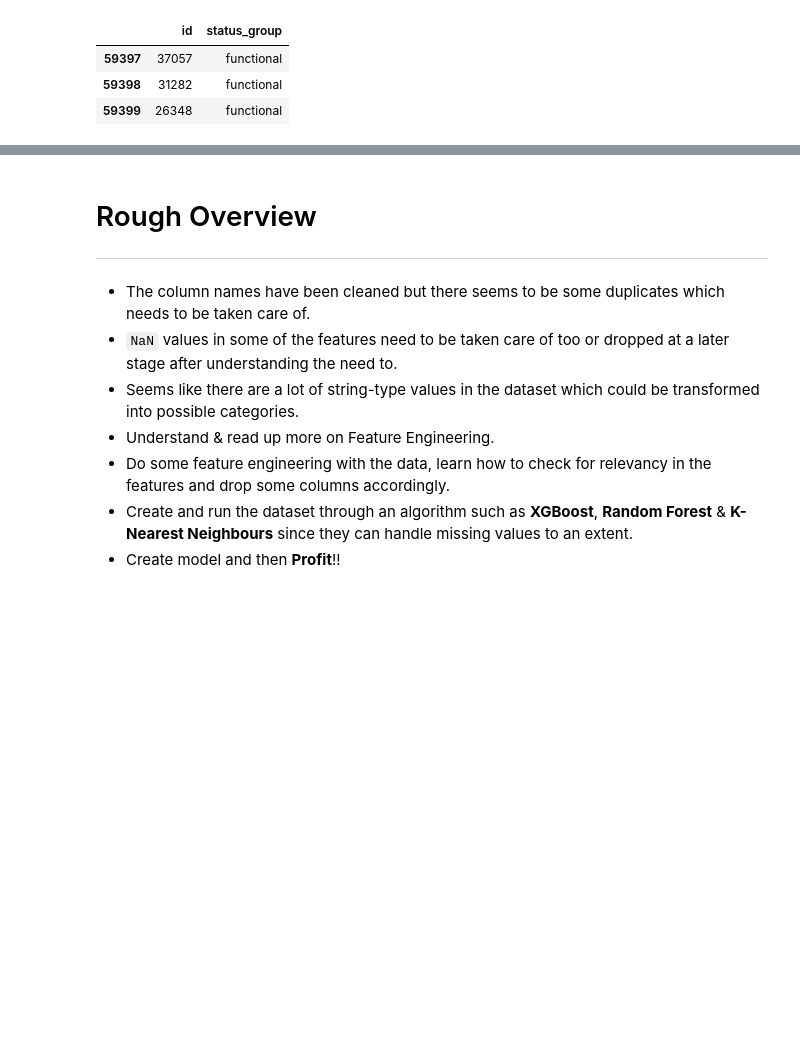
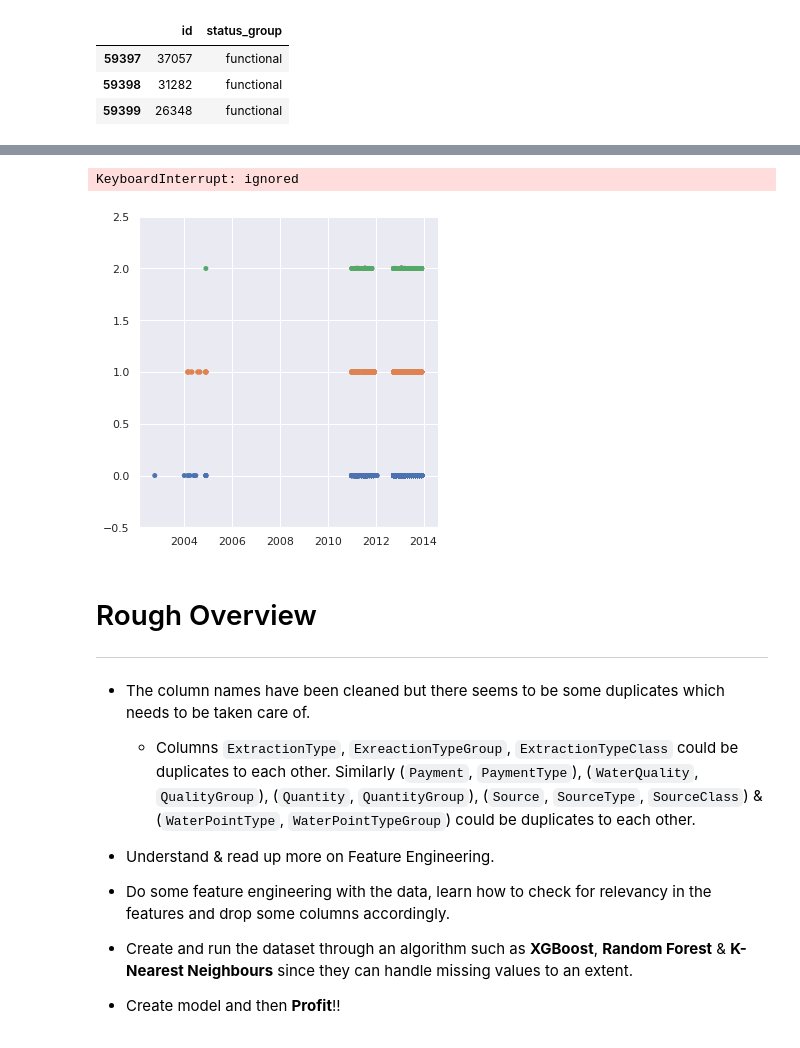
Before and after one commit to Jarmos-san/PumpItUp, a Jupyter notebook: PumpItUp.ipynb, the cells around one changed output, grey strips where cells are left out. Saved outputs shown, nothing was run; the diff lists cells and outputs as text; code cells hidden in the pictures; blank space fills up the shorter version.

```diff
--- a/PumpItUp.ipynb
+++ b/PumpItUp.ipynb
@@ -189,3 +219,9 @@ ConstructionYear: 35.0%
+# %%
+# Dropping TSHAmount, SchemeName and ConstructionYear due to high amount of missing values.
+data.drop(['TSHAmount', 'SchemeName', 'ConstructionYear'],axis=1, inplace=True)
+# %%
+# Filling missing values in the Population column with the mean values.
+data['Population'].fillna(value=data['Population'].mean, inplace=True)
 # %%
 # Check for column data types for easier grouping and data manipulation.
 data.dtypes
@@ -229,11 +280,17 @@ dtype: object
+# %%
+sns.catplot(x='DateOfRecording', y='StatusGroup',
+            kind='swarm', hue='StatusGroup', data=data)
+# %% [output]
+KeyboardInterrupt: ignored
+[figure, added]
 # %% [markdown]
 # Rough Overview
 
 ---
 
 - The column names have been cleaned but there seems to be some duplicates which needs to be taken care of.
-- `NaN` values in some of the features need to be taken care of too or dropped at a later stage after understanding the need to.
-- Seems like there are a lot of string-type values in the dataset which could be transformed into possible categories.
+  - Columns `ExtractionType`, `ExreactionTypeGroup`, `ExtractionTypeClass` could be duplicates to each other. Similarly (`Payment`, `PaymentType`), (`WaterQuality`, `QualityGroup`), (`Quantity`, `QuantityGroup`), (`Source`, `SourceType`, `SourceClass`) & (`WaterPointType`, `WaterPointTypeGroup`) could be duplicates to each other.
+
 - Understand & read up more on Feature Engineering.
 - Do some feature engineering with the data, learn how to check for relevancy in the features and drop some columns accordingly.
 - Create and run the dataset through an algorithm such as **XGBoost**, **Random Forest** & **K-Nearest Neighbours** since they can handle missing values to an extent.
```
Also changed, not shown: parts of 11 cells of this notebook.
